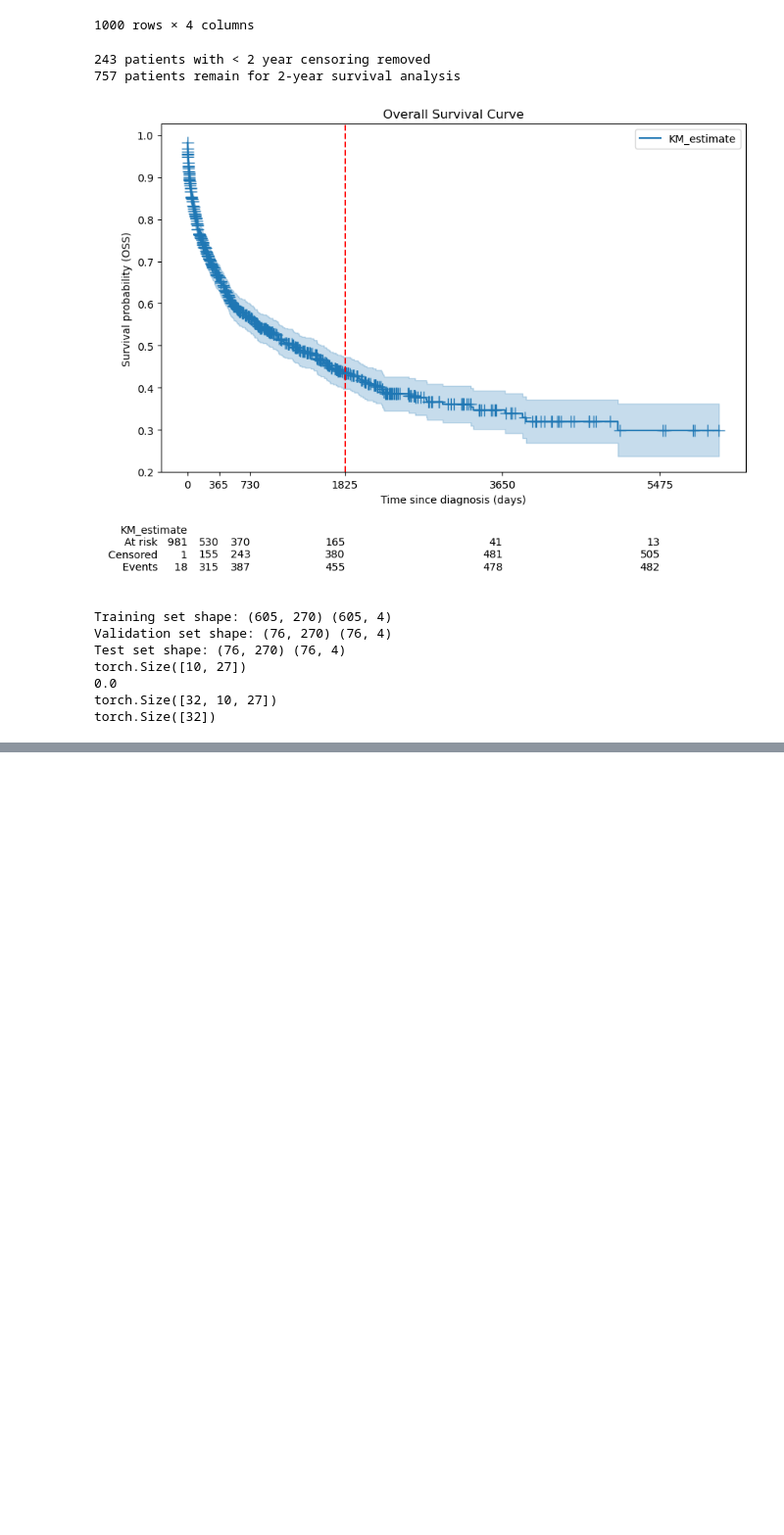
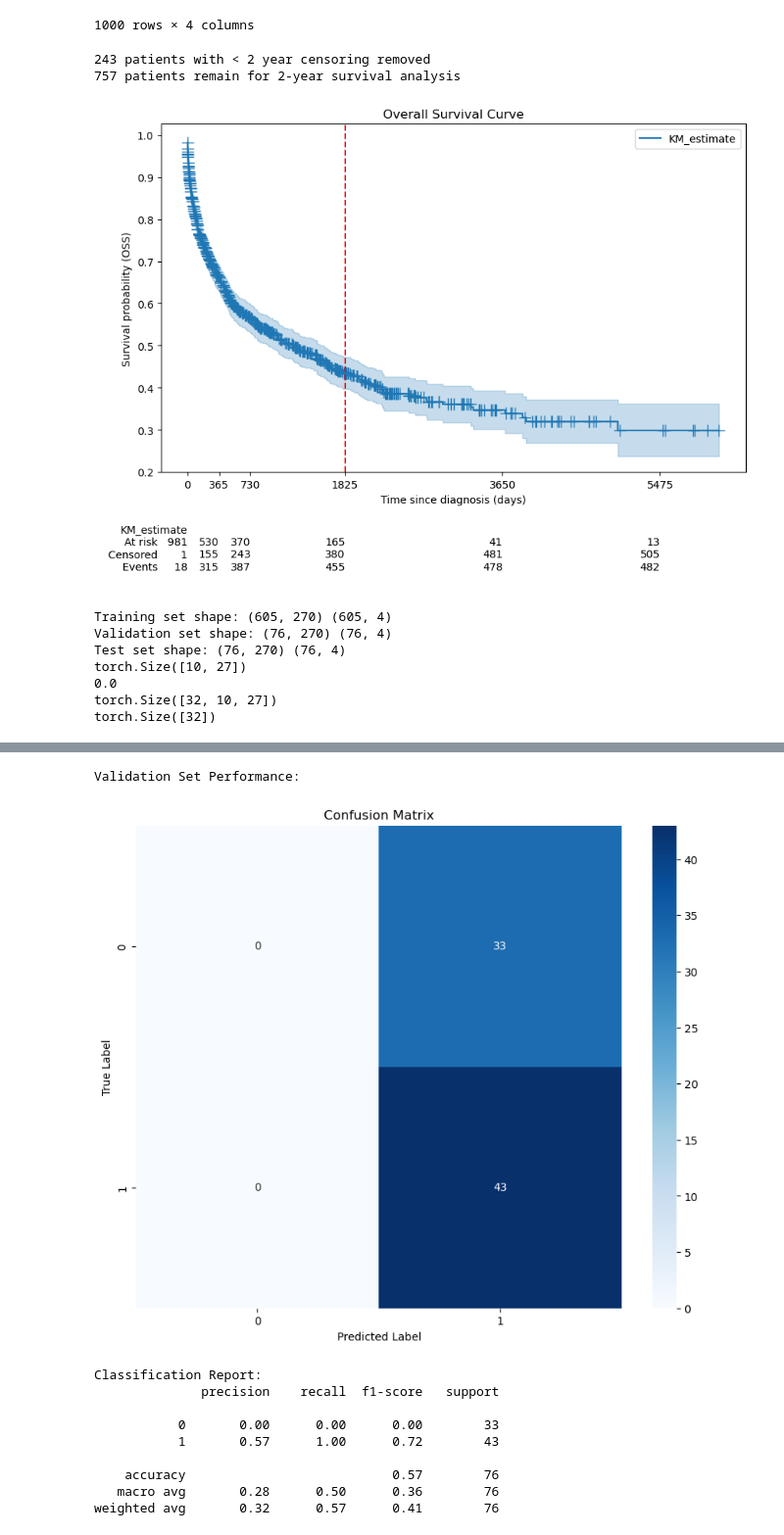
Before and after one commit to eric-fey-hus/ukko, a Jupyter notebook: Example_AML_test.ipynb, the cells around one changed output, grey strips where cells are left out. Shown: that part at 98% size. Drawn from its saved outputs; the diff is of its cells as text; code cells hidden in the pictures; blank space fills up the shorter version.

Commit message:
add model eval for classification

```diff
--- a/Example_AML_test.ipynb
+++ b/Example_AML_test.ipynb
@@ -521,0 +527,67 @@ RuntimeError: expected scalar type Long but found Double
+# %%
+import seaborn as sns
+from sklearn.metrics import confusion_matrix, classification_report
+import matplotlib.pyplot as plt
+
+def evaluate_model(model, data_loader, device='cpu'):
+    model.eval()
+    all_preds = []
+    all_labels = []
+
+    with torch.no_grad():
+        for x, y in data_loader:
+            x = x.float().to(device)
+            y = y.long().to(device)
+
+            outputs, _, _ = model(x)
+            _, predicted = torch.max(outputs.data, 1)
+
+            all_preds.extend(predicted.cpu().numpy())
+            all_labels.extend(y.cpu().numpy())
+
+    # Create confusion matrix
+    cm = confusion_matrix(all_labels, all_preds)
+
+    # Plot confusion matrix
+    plt.figure(figsize=(10, 8))
+    sns.heatmap(cm, annot=True, fmt='d', cmap='Blues')
+    plt.title('Confusion Matrix')
+    plt.ylabel('True Label')
+    plt.xlabel('Predicted Label')
+    plt.show()
+
+    # Print classification report
+    print("\nClassification Report:")
+    print(classification_report(all_labels, all_preds))
+
+    return cm
+
+device = "cpu"
+
+# Load the best model
+best_model = ukko.core.DualAttentionModel(
+    n_features=n_features,
+    time_steps=timepoints,
+    d_model=128,
+    n_heads=8,
+    dropout=0.1,
+    n_modules=1,
+)
+best_model.load_state_dict(torch.load('best_sine_model.pt'))
+best_model = best_model.to(device)
+
+# Evaluate on validation set
+print("Validation Set Performance:")
+val_cm = evaluate_model(best_model, val_loader, device)
+# %% [output]
+Validation Set Performance:
+[figure, added]
+Classification Report:
+              precision    recall  f1-score   support
+
+           0       0.00      0.00      0.00        33
+           1       0.57      1.00      0.72        43
+
+    accuracy                           0.57        76
+   macro avg       0.28      0.50      0.36        76
+weighted avg       0.32      0.57      0.41        76
```
Also changed, not shown: parts of 1 cell of this notebook.
